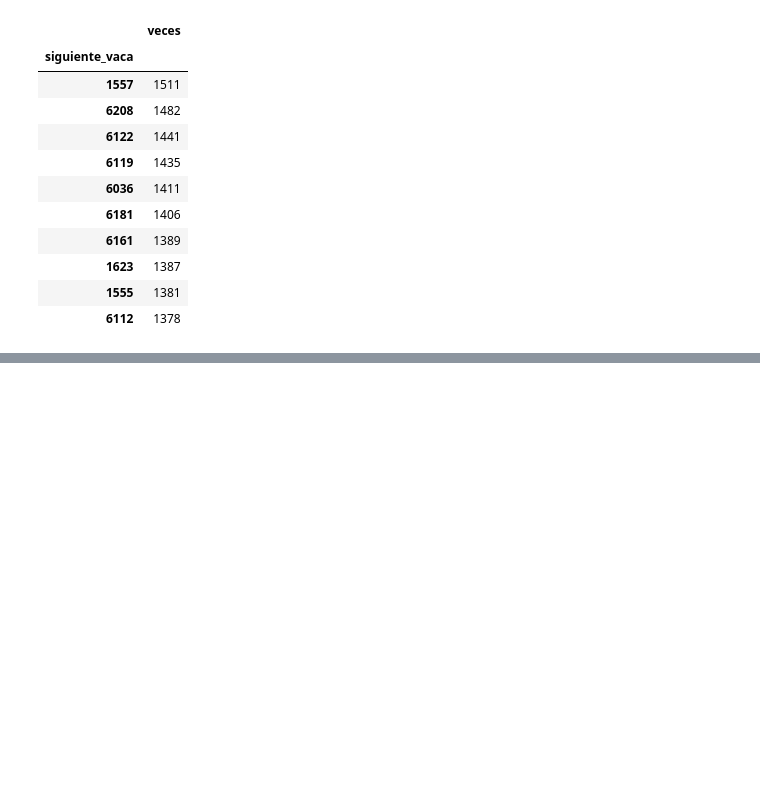
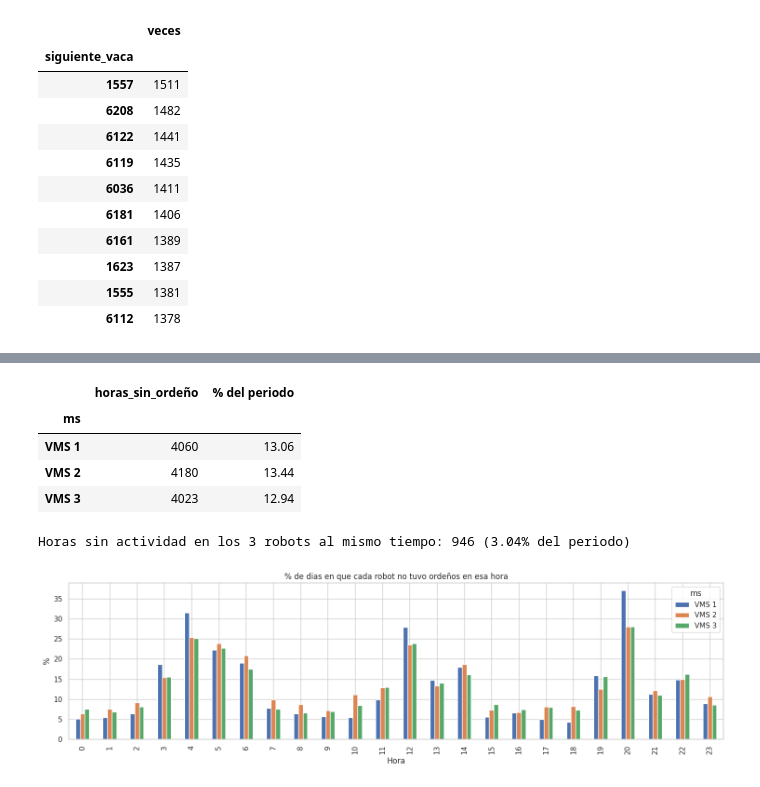
Before and after one commit to kamimartinez/VMS-prediction, a Jupyter notebook: DataUnderstanding.ipynb, the cells around one changed output, grey strips where cells are left out. Cells and saved outputs as stored; diff of their text form; code cells hidden in the pictures; blank space fills up the shorter version.

```diff
--- a/DataUnderstanding.ipynb
+++ b/DataUnderstanding.ipynb
@@ -757,0 +891,31 @@ Top 10 vacas que entran con ≤ 2 min de espacio tras otro ordeño:
+# %%
+# Malla de todas las horas del periodo: horas sin ningun ordeño por robot
+horas = pd.date_range(df["hora_inicio"].min().floor("h"), df["hora_inicio"].max().floor("h"), freq="h")
+ordenios_hora = (df.dropna(subset=["ms"])
+                  .assign(h=lambda d: d["hora_inicio"].dt.floor("h"))
+                  .groupby(["h", "ms"]).size()
+                  .unstack("ms", fill_value=0)
+                  .reindex(horas, fill_value=0))
+
+resumen_horas = pd.DataFrame({
+    "horas_sin_ordeño": (ordenios_hora == 0).sum(),
+    "% del periodo": ((ordenios_hora == 0).mean() * 100).round(2),
+})
+display(resumen_horas)
+
+sin_actividad_total = ordenios_hora.index[(ordenios_hora == 0).all(axis=1)]
+print(f"Horas sin actividad en los 3 robots al mismo tiempo: {len(sin_actividad_total):,} "
+      f"({len(sin_actividad_total) / len(horas):.2%} del periodo)")
+
+# Horas sin ordeño por hora del dia (para ver si hay una hora fija de paro)
+(ordenios_hora == 0).groupby(ordenios_hora.index.hour).mean().mul(100).plot.bar(figsize=(15, 4.5))
+plt.title("% de dias en que cada robot no tuvo ordeños en esa hora"); plt.xlabel("Hora"); plt.ylabel("%")
+plt.tight_layout(); plt.show()
+# %% [output]
+|  | horas_sin_ordeño | % del periodo |
+| ms |  |  |
+| VMS 1 | 4060 | 13.06 |
+| VMS 2 | 4180 | 13.44 |
+| VMS 3 | 4023 | 12.94 |
+Horas sin actividad en los 3 robots al mismo tiempo: 946 (3.04% del periodo)
+[figure, added]
```
Also changed, not shown: parts of 51 cells of this notebook.
